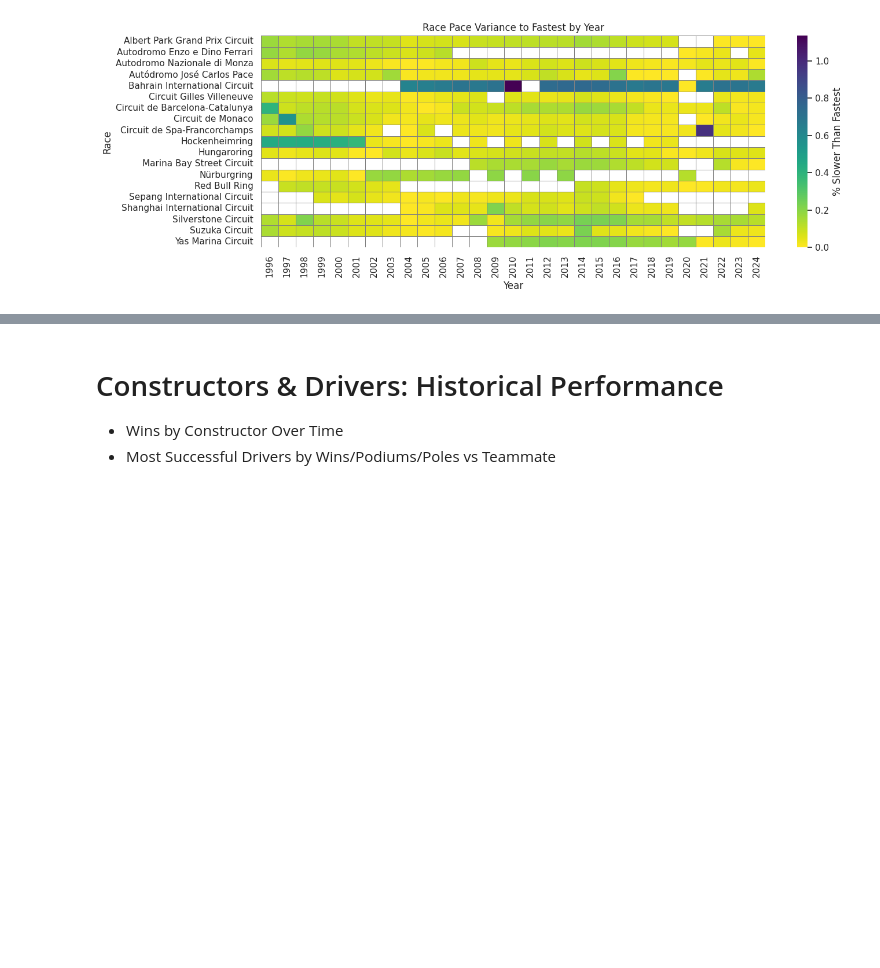
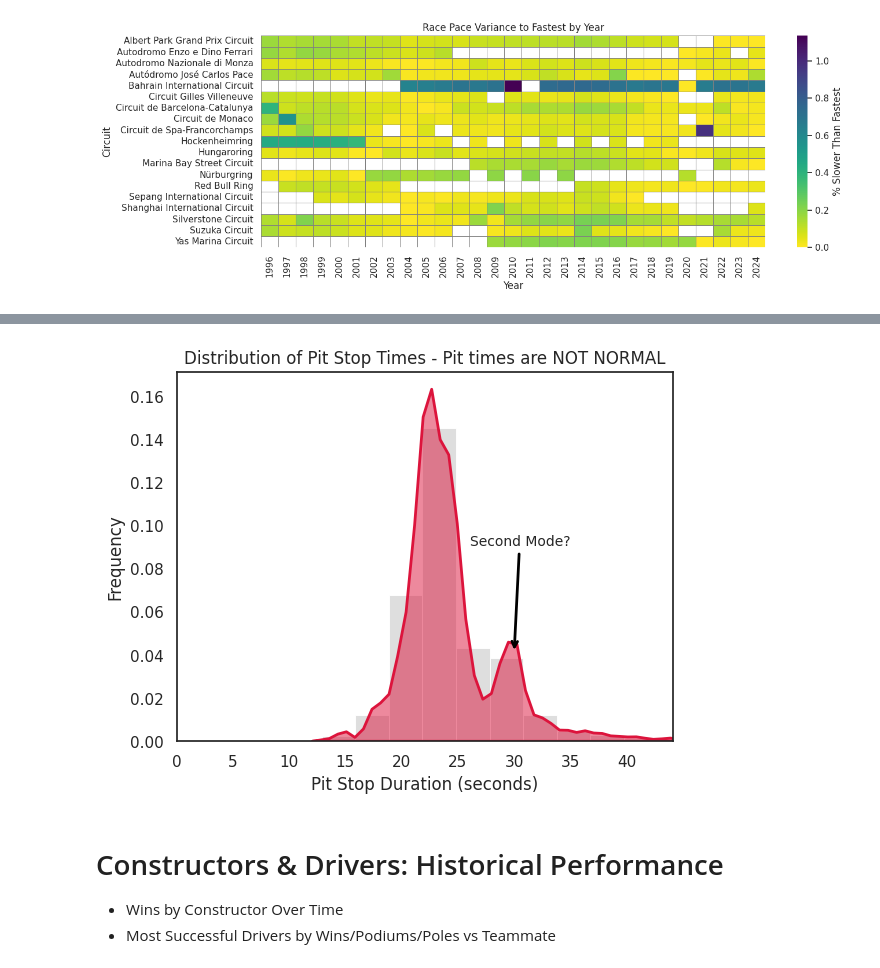
Before and after one commit to davidgoins236/data_viz_final_project, a Jupyter notebook: data_viz_final_project.ipynb, the cells around one changed output, grey strips where cells are left out. Drawn from its saved outputs; the diff is of its cells as text; code cells hidden in the pictures; blank space fills up the shorter version.

```diff
--- a/data_viz_final_project.ipynb
+++ b/data_viz_final_project.ipynb
@@ -116,3 +114,15 @@ agg_race_lap_times_df.head()
 | 2 | 1996 | Autodromo Nazionale di Monza | 86110 | 89028.0 | 157931 | 5114.504288 |
 | 3 | 1996 | Autódromo José Carlos Pace | 81547 | 98036.0 | 143178 | 10280.940117 |
 | 4 | 1996 | Autódromo Juan y Oscar Gálvez | 89413 | 93116.5 | 941618 | 30808.511378 |
+# %%
+# create a combined data frame with pit stop details
+pit_stop_detail_df = pit_stops.merge(races[['raceId','year','circuitId']].drop_duplicates(), on = 'raceId')\
+  .merge(circuits[['circuitId','name']].drop_duplicates(), how = 'left', on = 'circuitId',suffixes=['','_circuit'])\
+  .merge(drivers[['driverId','driverRef','code','forename','surname']].drop_duplicates(), how = 'left', on = 'driverId',suffixes=['','_driver'])\
+  .merge(results[['raceId','driverId','constructorId']].drop_duplicates(),how='left', on=['raceId','driverId'])\
+  .merge(constructors[['constructorId','constructorRef','name']].drop_duplicates(), how = 'left', on = 'constructorId',suffixes=['','_constructor'])\
+  .sort_values(['year','raceId','stop'])\
+  .assign(pit_stop_minutes = lambda x: x.milliseconds/60000,
+          pit_stop_seconds = lambda x: x.milliseconds/1000)
+
+pit_stop_detail_df.head()
@@ -480,3 +503,51 @@ plt.show()
+# %%
+# Plot the kde plot
+
+#pit stop times are prone to extreme outliers due to racing conditions ()
+plt_df = pit_stop_detail_df[pit_stop_detail_df['pit_stop_seconds'] < 300]
+
+
+
+sns.histplot(
+    data=plt_df,
+    x='pit_stop_seconds',
+    bins=50,
+    stat='density',
+    color='lightgray',
+    edgecolor='white'
+)
+
+sns.kdeplot(
+    data=plt_df,
+    x='pit_stop_seconds',
+    bw_adjust=0.3,
+    fill=True,
+    color='crimson',
+    alpha=0.5,
+    linewidth=2
+)
+plt.xlabel("Pit Stop Duration (seconds)")
+plt.ylabel("Frequency")
+plt.title("Distribution of Pit Stop Times - Pit times are NOT NORMAL")
+plt.xlim(0, plt_df['pit_stop_seconds'].quantile(0.99))  #attempt to prevent extreme outliers from disrupting the scale
+
+
+# Annotate second mode (manually picked x value)
+second_mode_x = 30
+second_mode_y=.041
+
+plt.annotate(
+    "Second Mode?",
+    xy=(second_mode_x, second_mode_y),
+    xytext=(second_mode_x + 0.5, second_mode_y + 0.05),  # text here
+    arrowprops=dict(facecolor='black',edgecolor='black', arrowstyle='->',alpha=1,linewidth=2),
+    fontsize=10,
+    ha='center'
+)
+
+plt.show()
+# %% [output]
+[figure, added]
 # %% [markdown]
 # Constructors & Drivers: Historical Performance
 - Wins by Constructor Over Time
```
Also changed, not shown: parts of 14 cells of this notebook.
